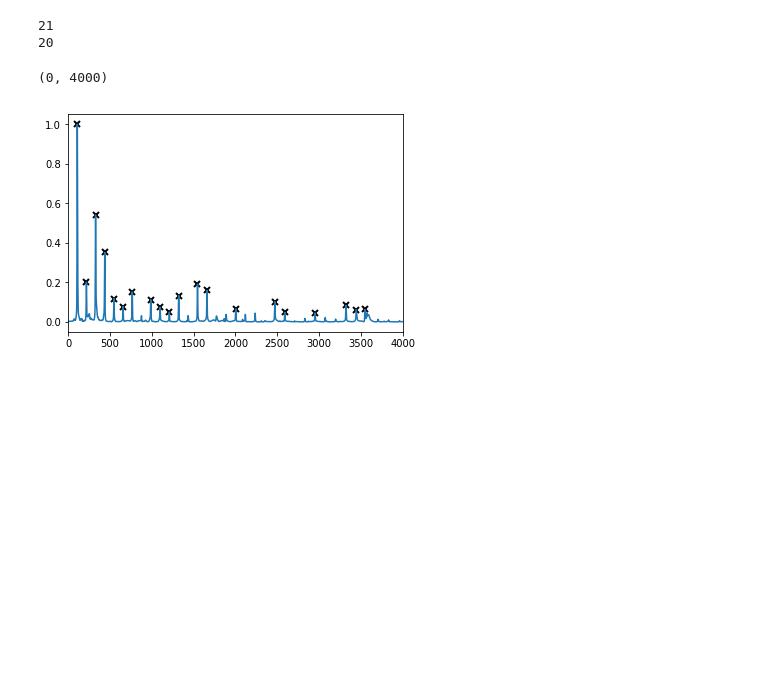
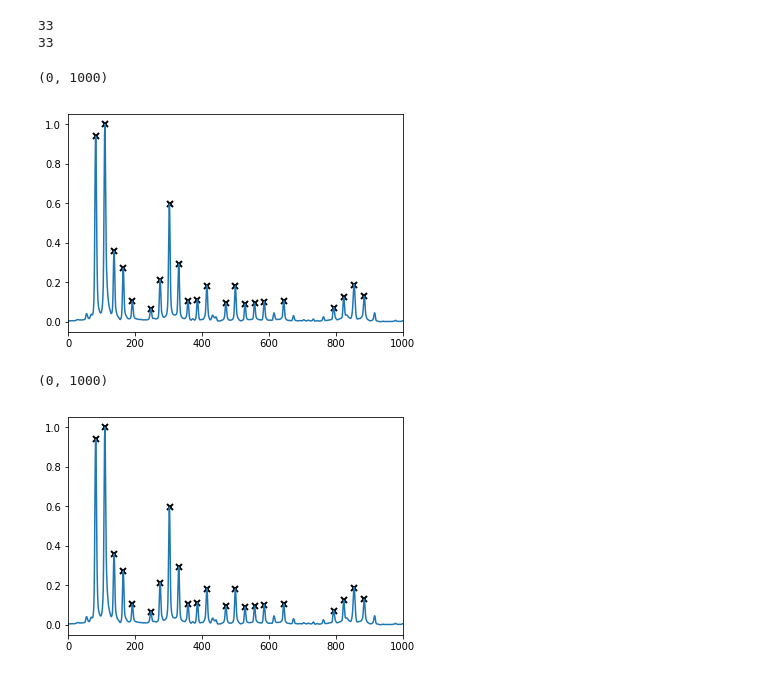
Before and after one commit to PabloAlvarado/gpitch, a Jupyter notebook: scripts/demos/notebooks/svi/demo_learn_all_88.ipynb, the cells around one changed output. Drawn from its saved outputs; the diff is of its cells as text; code cells hidden in the pictures; blank space fills up the shorter version.

```diff
--- a/scripts/demos/notebooks/svi/demo_learn_all_88.ipynb
+++ b/scripts/demos/notebooks/svi/demo_learn_all_88.ipynb
@@ -81,7 +93,7 @@ for i in range(0, Np/3, 12):
 # %%
 aux1 = np.flip(np.sort(S_star), 0)
 aux2 = np.flip(np.argsort(S_star), 0)
-maxh = 20
+
 print aux1.size
 if aux1.size > maxh :
     vvec = aux1[0:maxh]
@@ -93,11 +105,22 @@ print vvec.size
 plt.figure()
 plt.plot(F_star[idxf], vvec/ np.max(vvec), 'xk', mew=2)
 plt.plot(F, S/ np.max(S))
-plt.xlim([0, 4000])
+plt.xlim([0, 1000])
 # %% [output]
-21
-20
+33
+33
-(0, 4000)
+(0, 1000)
-[figure, old version]
+[figure, new version]
+# %%
+a, b, c, d, t = gpitch.amtgp.init_com_params2(y=y, fs=fs, maxh=maxh, ideal_f0=ideal_f0,
+                                           scaled=True, win_size=10)
+# %%
+plt.figure()
+plt.plot(a, b/ np.max(b), 'xk', mew=2)
+plt.plot(c, d/ np.max(d))
+plt.xlim([0, 1000])
+# %% [output]
+(0, 1000)
+[figure, added]
 # %%
 tf.reset_default_graph()
```
Also changed, not shown: parts of 1 cell of this notebook, 1 other file.
